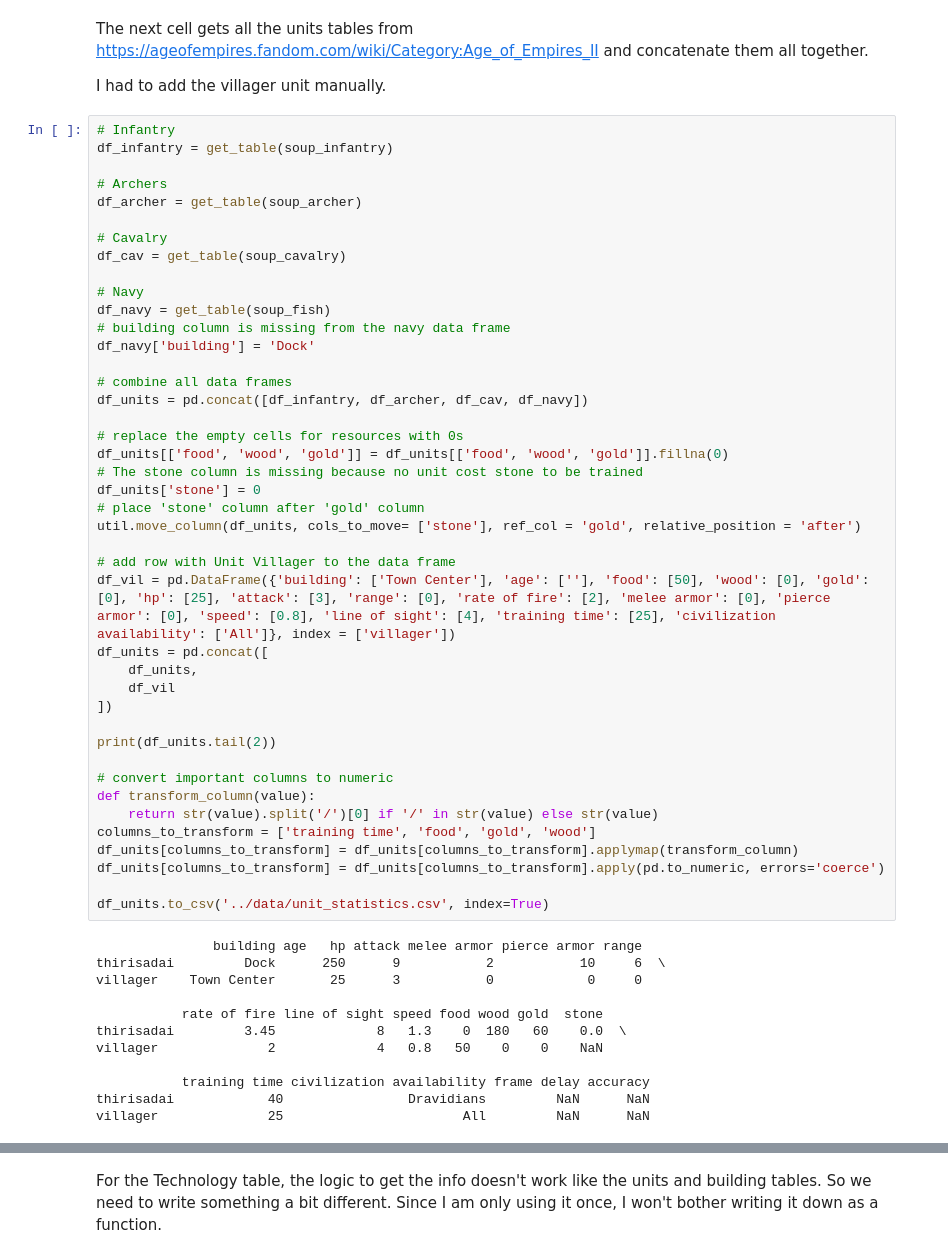
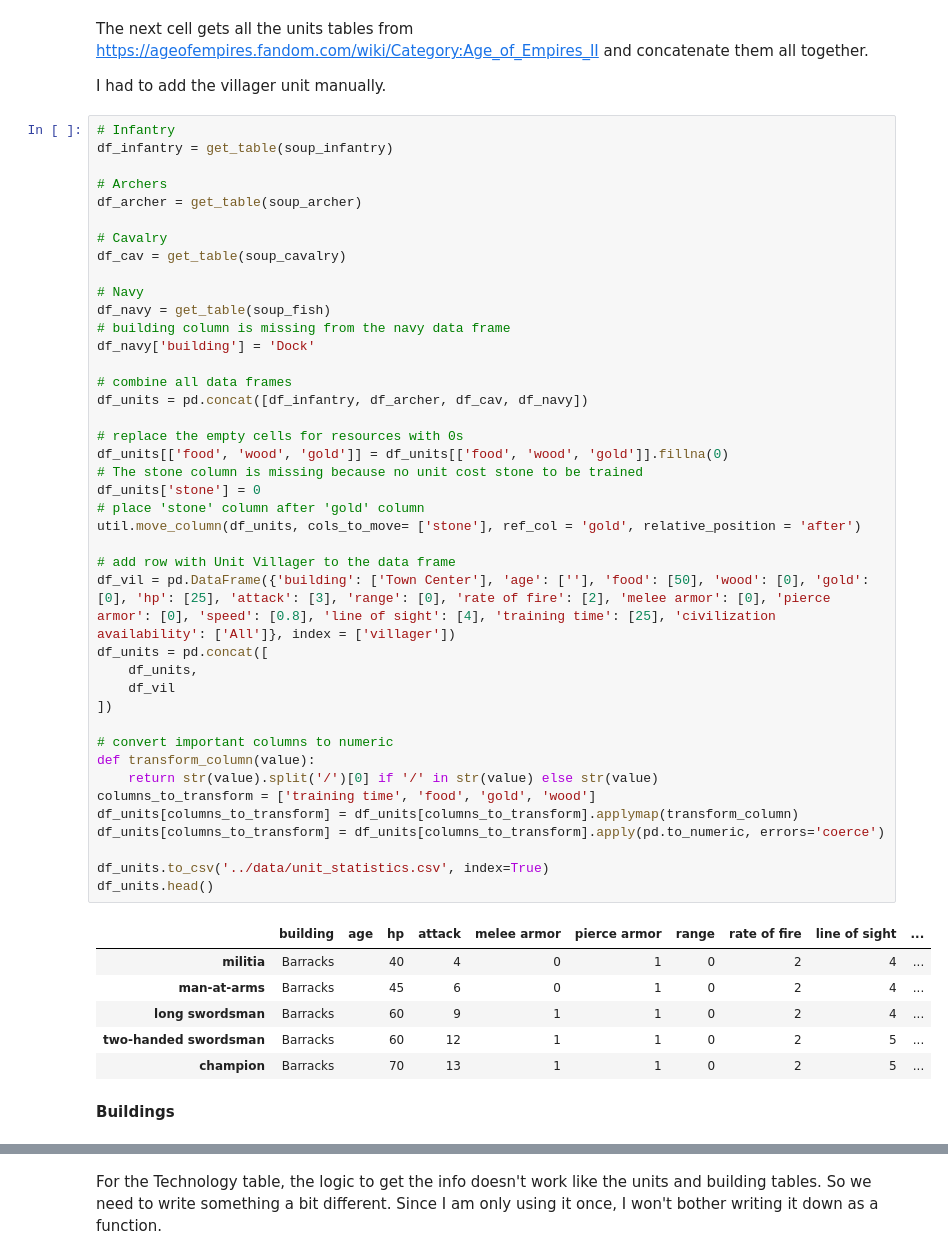
Before and after one commit to Bessone-Tepedino/aoe2_build, a Jupyter notebook: scrape_aoe2_wiki/scrape_main.ipynb, the cells around one changed output, grey strips where cells are left out. Saved outputs shown, nothing was run; the diff lists cells and outputs as text.

```diff
--- a/scrape_aoe2_wiki/scrape_main.ipynb
+++ b/scrape_aoe2_wiki/scrape_main.ipynb
@@ -147,46 +147,42 @@ df_cav = get_table(soup_cavalry)
 df_navy = get_table(soup_fish)
 # building column is missing from the navy data frame
 df_navy['building'] = 'Dock'
 
 # combine all data frames
 df_units = pd.concat([df_infantry, df_archer, df_cav, df_navy])
 
 # replace the empty cells for resources with 0s
 df_units[['food', 'wood', 'gold']] = df_units[['food', 'wood', 'gold']].fillna(0)
 # The stone column is missing because no unit cost stone to be trained
 df_units['stone'] = 0
 # place 'stone' column after 'gold' column
 util.move_column(df_units, cols_to_move= ['stone'], ref_col = 'gold', relative_position = 'after')
 
 # add row with Unit Villager to the data frame
 df_vil = pd.DataFrame({'building': ['Town Center'], 'age': [''], 'food': [50], 'wood': [0], 'gold': [0], 'hp': [25], 'attack': [3], 'range': [0], 'rate of fire': [2], 'melee armor': [0], 'pierce armor': [0], 'speed': [0.8], 'line of sight': [4], 'training time': [25], 'civilization availability': ['All']}, index = ['villager'])
 df_units = pd.concat([
     df_units,
     df_vil
 ])
 
-print(df_units.tail(2))
-
 # convert important columns to numeric
 def transform_column(value):
     return str(value).split('/')[0] if '/' in str(value) else str(value)
 columns_to_transform = ['training time', 'food', 'gold', 'wood']
 df_units[columns_to_transform] = df_units[columns_to_transform].applymap(transform_column)
 df_units[columns_to_transform] = df_units[columns_to_transform].apply(pd.to_numeric, errors='coerce')
 
 df_units.to_csv('../data/unit_statistics.csv', index=True)
+df_units.head()
 # %% [output]
-               building age   hp attack melee armor pierce armor range
-thirisadai         Dock      250      9           2           10     6  \
-villager    Town Center       25      3           0            0     0
-
-           rate of fire line of sight speed food wood gold  stone
-thirisadai         3.45             8   1.3    0  180   60    0.0  \
-villager              2             4   0.8   50    0    0    NaN
-
-           training time civilization availability frame delay accuracy
-thirisadai            40                Dravidians         NaN      NaN
-villager              25                       All         NaN      NaN
+|  | building | age | hp | attack | melee armor | pierce armor | range | rate of fire | line of sight | ... |
+| militia | Barracks |  | 40 | 4 | 0 | 1 | 0 | 2 | 4 | ... |
+| man-at-arms | Barracks |  | 45 | 6 | 0 | 1 | 0 | 2 | 4 | ... |
+| long swordsman | Barracks |  | 60 | 9 | 1 | 1 | 0 | 2 | 4 | ... |
+| two-handed swordsman | Barracks |  | 60 | 12 | 1 | 1 | 0 | 2 | 5 | ... |
+| champion | Barracks |  | 70 | 13 | 1 | 1 | 0 | 2 | 5 | ... |
+# %% [markdown]
+**Buildings**
 # %%
 table = soup_building.select_one('#mw-content-text > div > div.table-wide > div > table > tbody')
 
```
Also changed, not shown: parts of 3 cells of this notebook, 4 other files.
